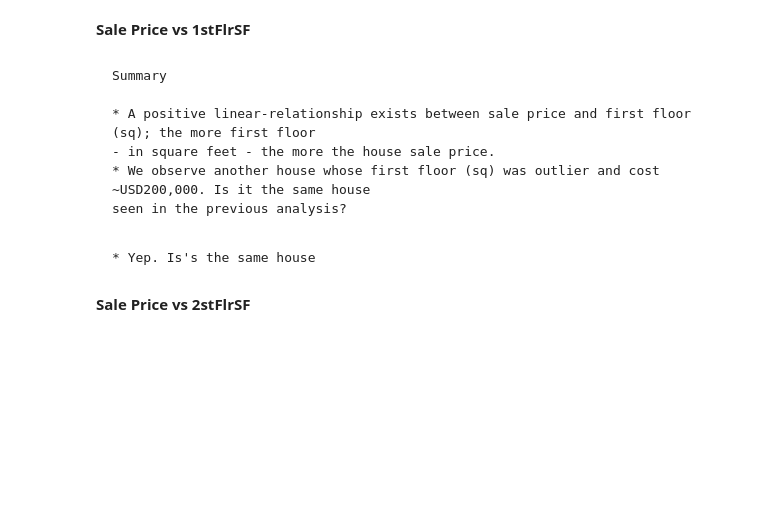
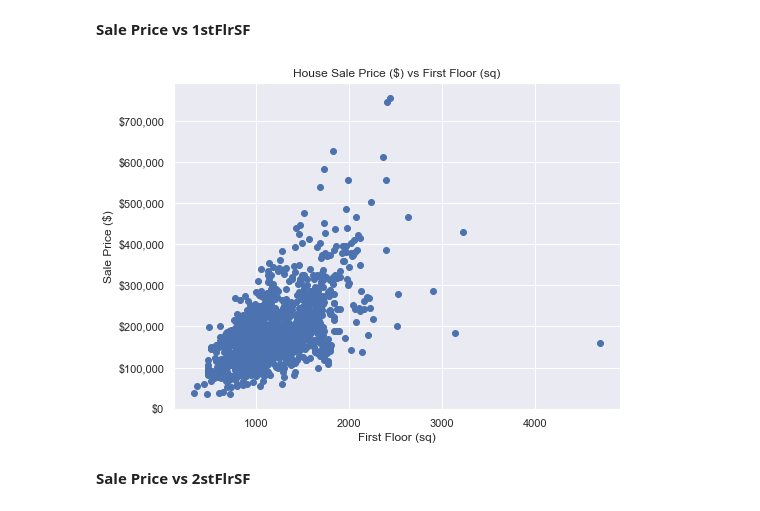
Before and after one commit to Masupa/KaggleLearning, a Jupyter notebook: HousePrices/eda.ipynb, the cells around one changed output. Cells and saved outputs as stored; diff of their text form; code cells hidden in the pictures; blank space fills up the shorter version.

Commit message:
Performed some multi-variety analysis

```diff
--- a/HousePrices/eda.ipynb
+++ b/HousePrices/eda.ipynb
@@ -371,0 +344,4 @@ df.fillna(method="ffill", inplace=True)
+# %%
+# Remove leaky features
+leaky_features = ["MoSold", "YrSold", "SaleType", "SaleCondition"]
+df.drop(columns=leaky_features, inplace=True)
@@ -393,10 +412,12 @@ print("Sale Price vs TotalBsmtSF Correlation:", round(sale_price.corr(df['TotalB
 # %% [markdown]
 **Sale Price vs 1stFlrSF**
 # %%
-# utils.plot_scatter_plot(
-#     x=df['1stFlrSF'],
-#     y=sale_price,
-#     title="House Sale Price ($) vs First Floor (sq)",
-#     xlabel="First Floor (sq)",
-#     ylabel="Sale Price ($)"
-# )
+utils.plot_scatter_plot(
+    x=df['1stFlrSF'],
+    y=sale_price,
+    title="House Sale Price ($) vs First Floor (sq)",
+    xlabel="First Floor (sq)",
+    ylabel="Sale Price ($)"
+)
+# %% [output]
+[figure, added]
@@ -405,7 +423,0 @@ print("Sale Price vs TotalBsmtSF Correlation:", round(sale_price.corr(df['TotalB
-# %% [markdown]
-    Summary
-
-    * A positive linear-relationship exists between sale price and first floor (sq); the more first floor
-    - in square feet - the more the house sale price.
-    * We observe another house whose first floor (sq) was outlier and cost ~USD200,000. Is it the same house
-    seen in the previous analysis?
@@ -414,5 +424,3 @@ print("Sale Price vs TotalBsmtSF Correlation:", round(sale_price.corr(df['TotalB
-# %% [markdown]
-    * Yep. Is's the same house
 # %% [markdown]
 **Sale Price vs 2stFlrSF**
 # %%
```
Also changed, not shown: parts of 99 cells of this notebook.
